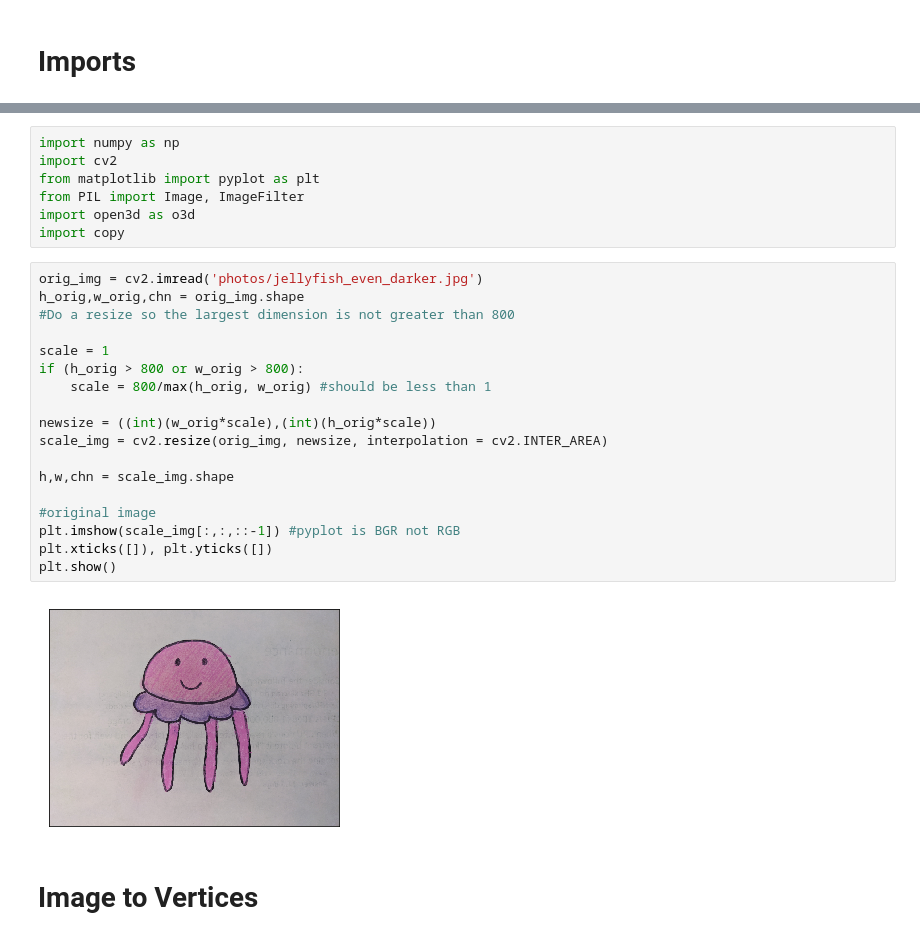
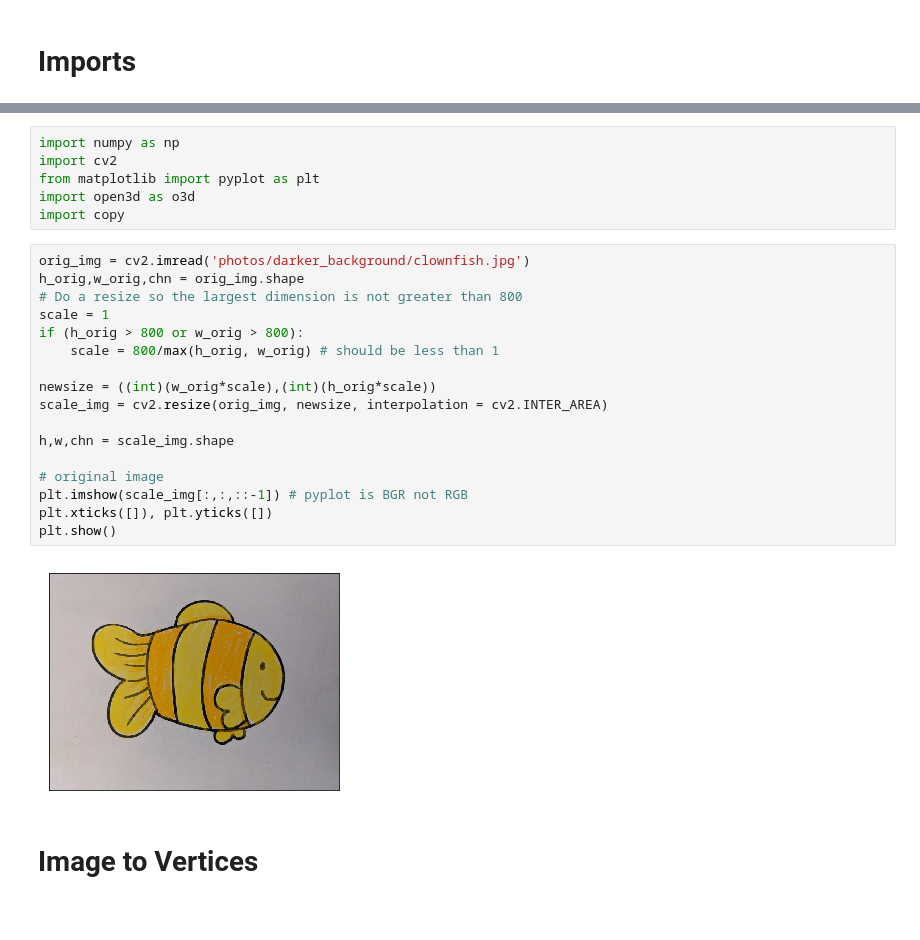
Before and after one commit to jayleenli/AR-Sandbox-Aquarium, a Jupyter notebook: convert_img_to_triangle_mesh.ipynb, the cells around one changed output, grey strips where cells are left out. Cells and saved outputs as stored; diff of their text form.

```diff
--- a/convert_img_to_triangle_mesh.ipynb
+++ b/convert_img_to_triangle_mesh.ipynb
@@ -45,29 +13,27 @@ Requirement already satisfied: webencodings in c:\users\jayle\anaconda3\lib\site
 import numpy as np
 import cv2
 from matplotlib import pyplot as plt
-from PIL import Image, ImageFilter
 import open3d as o3d
 import copy
 # %%
-orig_img = cv2.imread('photos/jellyfish_even_darker.jpg')
+orig_img = cv2.imread('photos/darker_background/clownfish.jpg')
 h_orig,w_orig,chn = orig_img.shape
-#Do a resize so the largest dimension is not greater than 800
-
+# Do a resize so the largest dimension is not greater than 800
 scale = 1
 if (h_orig > 800 or w_orig > 800):
-    scale = 800/max(h_orig, w_orig) #should be less than 1
+    scale = 800/max(h_orig, w_orig) # should be less than 1
 
 newsize = ((int)(w_orig*scale),(int)(h_orig*scale))
 scale_img = cv2.resize(orig_img, newsize, interpolation = cv2.INTER_AREA)
 
 h,w,chn = scale_img.shape
 
-#original image
-plt.imshow(scale_img[:,:,::-1]) #pyplot is BGR not RGB
+# original image
+plt.imshow(scale_img[:,:,::-1]) # pyplot is BGR not RGB
 plt.xticks([]), plt.yticks([])
 plt.show()
 # %% [output]
-[figure, old version]
+[figure, new version]
 # %% [markdown]
 # Image to Vertices
 # %% [markdown]
```
Also changed, not shown: parts of 14 cells of this notebook, 29 other files.
